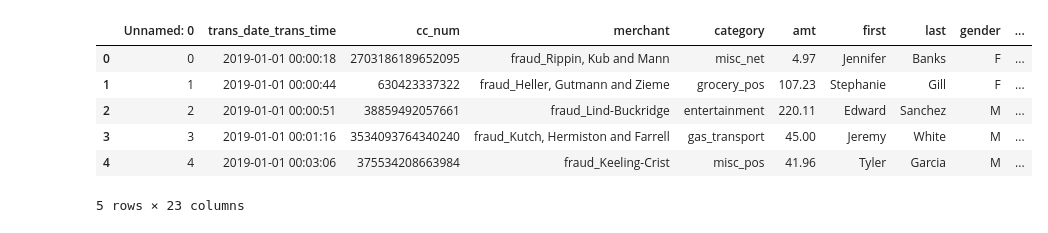
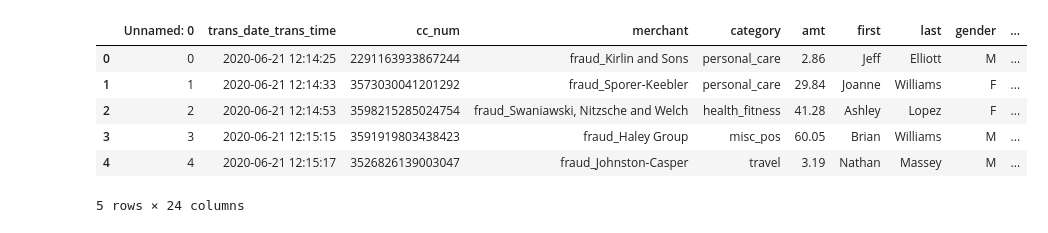
Before and after one commit to maarekarmenoras/IDS-project, a Jupyter notebook: data_preprocessing.ipynb, the cells around one changed output. Cells and saved outputs as stored; diff of their text form; code cells hidden in the pictures.

Commit message:
Added and improved data preprocessing and feature engineering functions

```diff
--- a/data_preprocessing.ipynb
+++ b/data_preprocessing.ipynb
@@ -6,19 +14,23 @@ import time
 # %%
 train_data = pd.read_csv('data/fraudTrain.csv')
 test_data = pd.read_csv('data/fraudTest.csv')
+
+train_data['is_train'] = 1
+test_data['is_train'] = 0
 # %%
 split = train_data.size
 data = pd.concat([train_data, test_data])
 # %%
-train_data.head()
+data.tail()
+test_data.head()
 # %% [output]
 |  | Unnamed: 0 | trans_date_trans_time | cc_num | merchant | category | amt | first | last | gender | ... |
-| 0 | 0 | 2019-01-01 00:00:18 | 2703186189652095 | fraud_Rippin, Kub and Mann | misc_net | 4.97 | Jennifer | Banks | F | ... |
-| 1 | 1 | 2019-01-01 00:00:44 | 630423337322 | fraud_Heller, Gutmann and Zieme | grocery_pos | 107.23 | Stephanie | Gill | F | ... |
-| 2 | 2 | 2019-01-01 00:00:51 | 38859492057661 | fraud_Lind-Buckridge | entertainment | 220.11 | Edward | Sanchez | M | ... |
-| 3 | 3 | 2019-01-01 00:01:16 | 3534093764340240 | fraud_Kutch, Hermiston and Farrell | gas_transport | 45.00 | Jeremy | White | M | ... |
-| 4 | 4 | 2019-01-01 00:03:06 | 375534208663984 | fraud_Keeling-Crist | misc_pos | 41.96 | Tyler | Garcia | M | ... |
+| 0 | 0 | 2020-06-21 12:14:25 | 2291163933867244 | fraud_Kirlin and Sons | personal_care | 2.86 | Jeff | Elliott | M | ... |
+| 1 | 1 | 2020-06-21 12:14:33 | 3573030041201292 | fraud_Sporer-Keebler | personal_care | 29.84 | Joanne | Williams | F | ... |
+| 2 | 2 | 2020-06-21 12:14:53 | 3598215285024754 | fraud_Swaniawski, Nitzsche and Welch | health_fitness | 41.28 | Ashley | Lopez | F | ... |
+| 3 | 3 | 2020-06-21 12:15:15 | 3591919803438423 | fraud_Haley Group | misc_pos | 60.05 | Brian | Williams | M | ... |
+| 4 | 4 | 2020-06-21 12:15:17 | 3526826139003047 | fraud_Johnston-Casper | travel | 3.19 | Nathan | Massey | M | ... |
-5 rows × 23 columns
+5 rows × 24 columns
 # %%
 def encode_labels(df, column_name):
     le = preprocessing.LabelEncoder()
```
Also changed, not shown: parts of 10 cells of this notebook, 1 other file.
